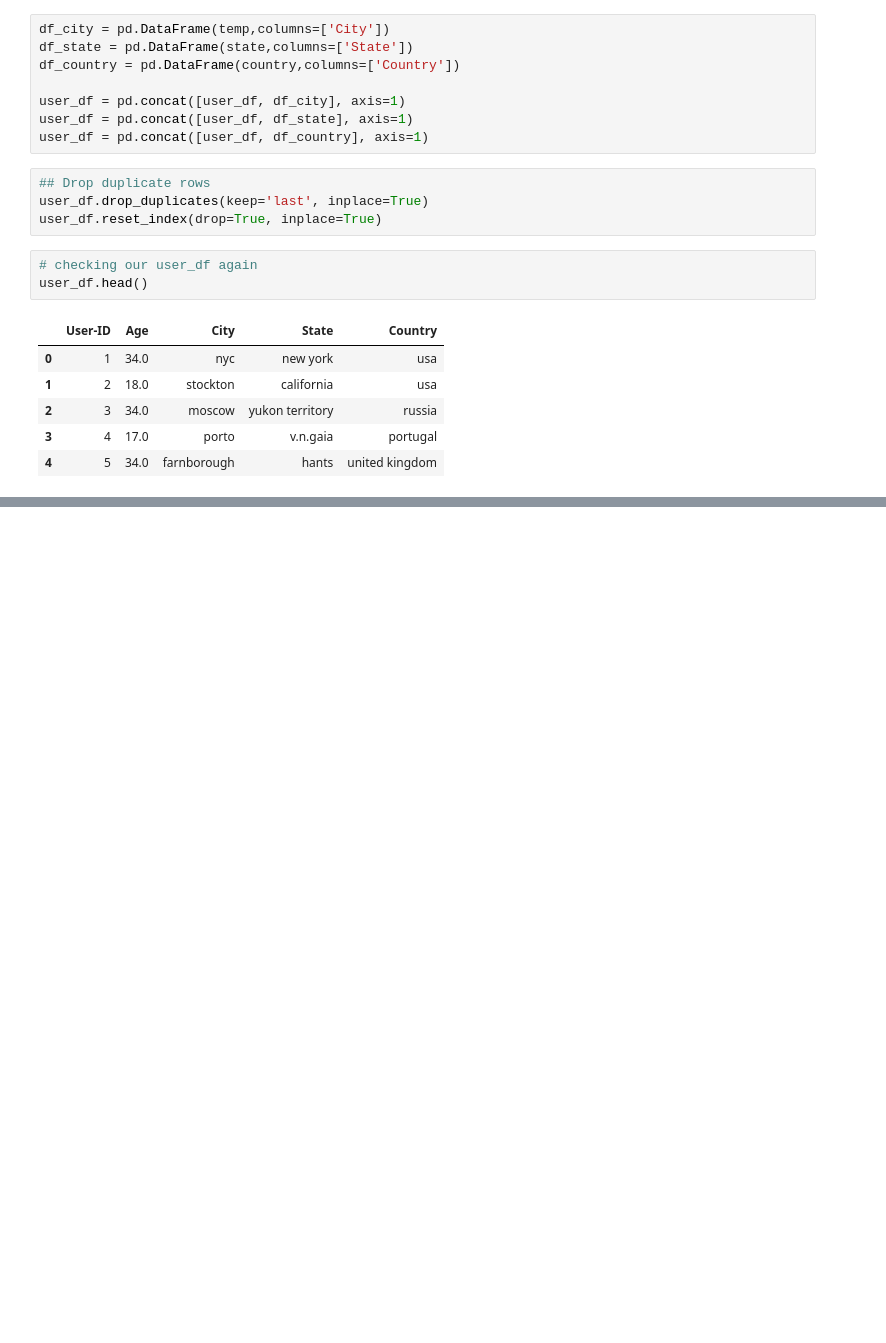
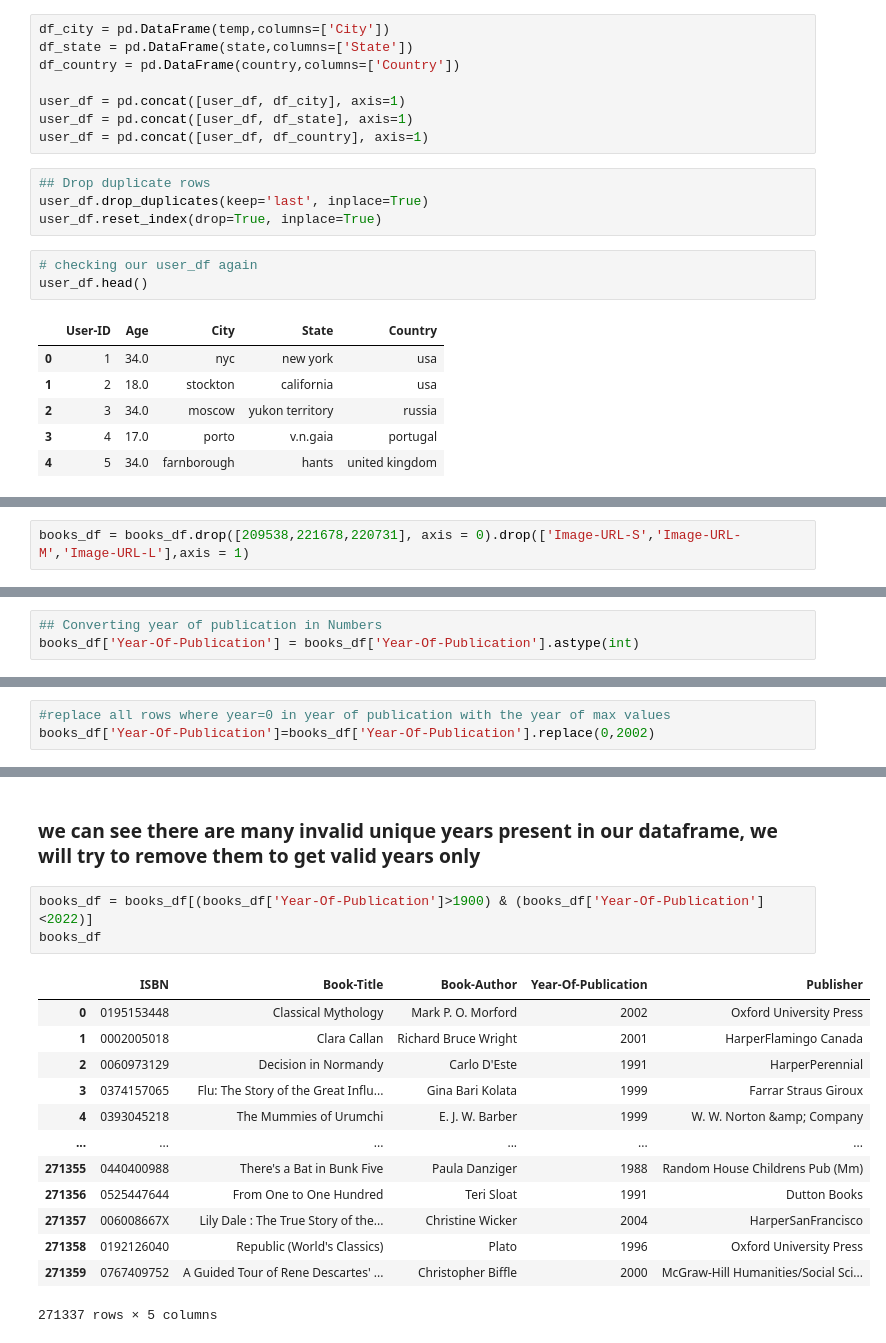
Before and after one commit to MANISH-KUMAR-CODES/Book-Recommendtion-System, a Jupyter notebook: Book_Recommendtion_System.ipynb, the cells around one changed output, grey strips where cells are left out. Drawn from its saved outputs; the diff is of its cells as text; blank space fills up the shorter version.

```diff
--- a/Book_Recommendtion_System.ipynb
+++ b/Book_Recommendtion_System.ipynb
@@ -239,0 +328,2 @@ user_df.head()
+# %%
+books_df = books_df.drop([209538,221678,220731], axis = 0).drop(['Image-URL-S','Image-URL-M','Image-URL-L'],axis = 1)
@@ -239,0 +334,3 @@ user_df.head()
+# %%
+## Converting year of publication in Numbers
+books_df['Year-Of-Publication'] = books_df['Year-Of-Publication'].astype(int)
@@ -239,0 +352,3 @@ user_df.head()
+# %%
+#replace all rows where year=0 in year of publication with the year of max values
+books_df['Year-Of-Publication']=books_df['Year-Of-Publication'].replace(0,2002)
@@ -239,0 +369,19 @@ user_df.head()
+# %% [markdown]
+### we can see there are many invalid unique years present in our dataframe, we will try to remove them to get valid years only
+# %%
+books_df = books_df[(books_df['Year-Of-Publication']>1900) & (books_df['Year-Of-Publication']<2022)]
+books_df
+# %% [output]
+|  | ISBN | Book-Title | Book-Author | Year-Of-Publication | Publisher |
+| 0 | 0195153448 | Classical Mythology | Mark P. O. Morford | 2002 | Oxford University Press |
+| 1 | 0002005018 | Clara Callan | Richard Bruce Wright | 2001 | HarperFlamingo Canada |
+| 2 | 0060973129 | Decision in Normandy | Carlo D'Este | 1991 | HarperPerennial |
+| 3 | 0374157065 | Flu: The Story of the Great Influ... | Gina Bari Kolata | 1999 | Farrar Straus Giroux |
+| 4 | 0393045218 | The Mummies of Urumchi | E. J. W. Barber | 1999 | W. W. Norton &amp; Company |
+| ... | ... | ... | ... | ... | ... |
+| 271355 | 0440400988 | There's a Bat in Bunk Five | Paula Danziger | 1988 | Random House Childrens Pub (Mm) |
+| 271356 | 0525447644 | From One to One Hundred | Teri Sloat | 1991 | Dutton Books |
+| 271357 | 006008667X | Lily Dale : The True Story of the... | Christine Wicker | 2004 | HarperSanFrancisco |
+| 271358 | 0192126040 | Republic (World's Classics) | Plato | 1996 | Oxford University Press |
+| 271359 | 0767409752 | A Guided Tour of Rene Descartes' ... | Christopher Biffle | 2000 | McGraw-Hill Humanities/Social Sci... |
+271337 rows × 5 columns
```
Also changed, not shown: parts of 11 cells of this notebook.
